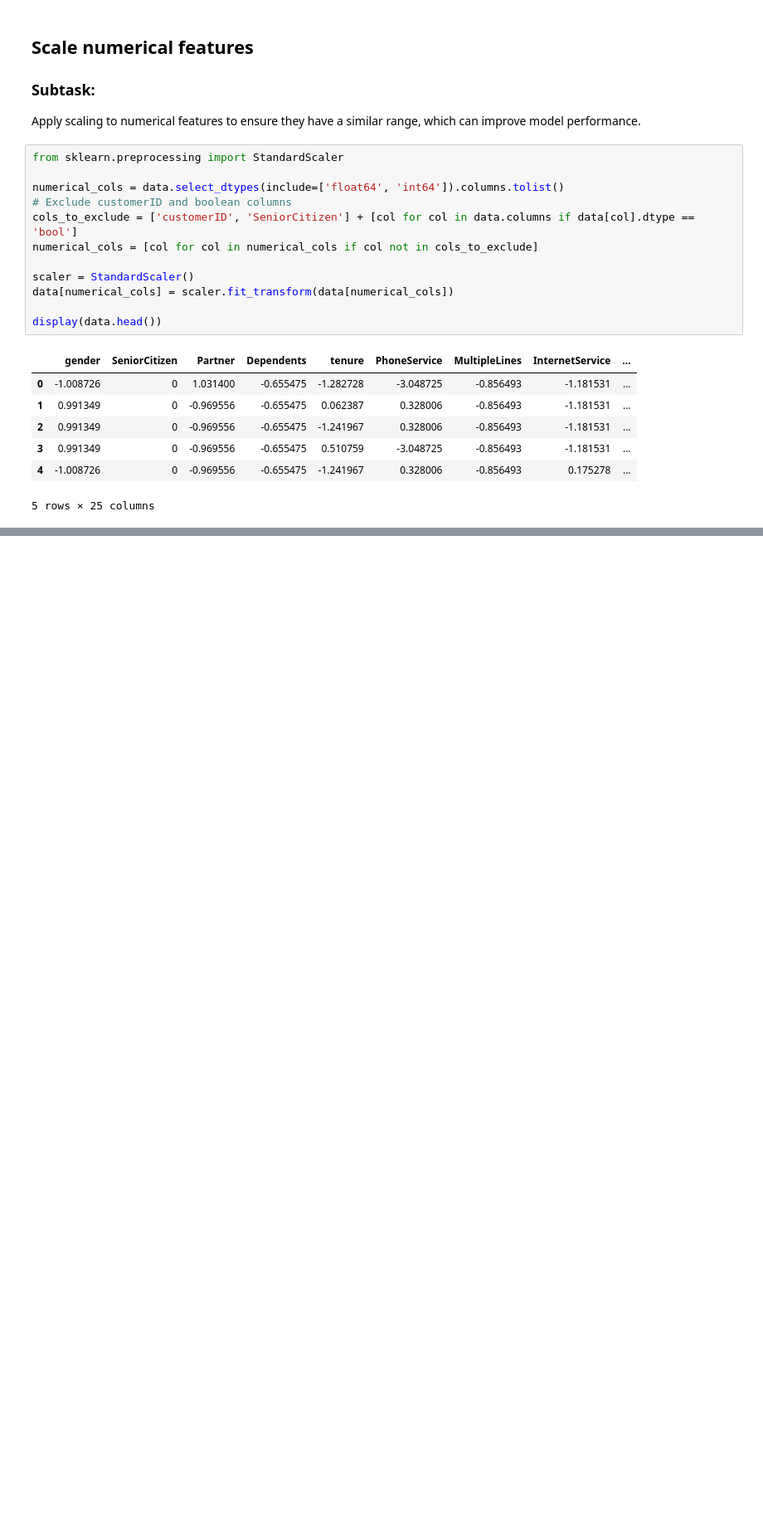
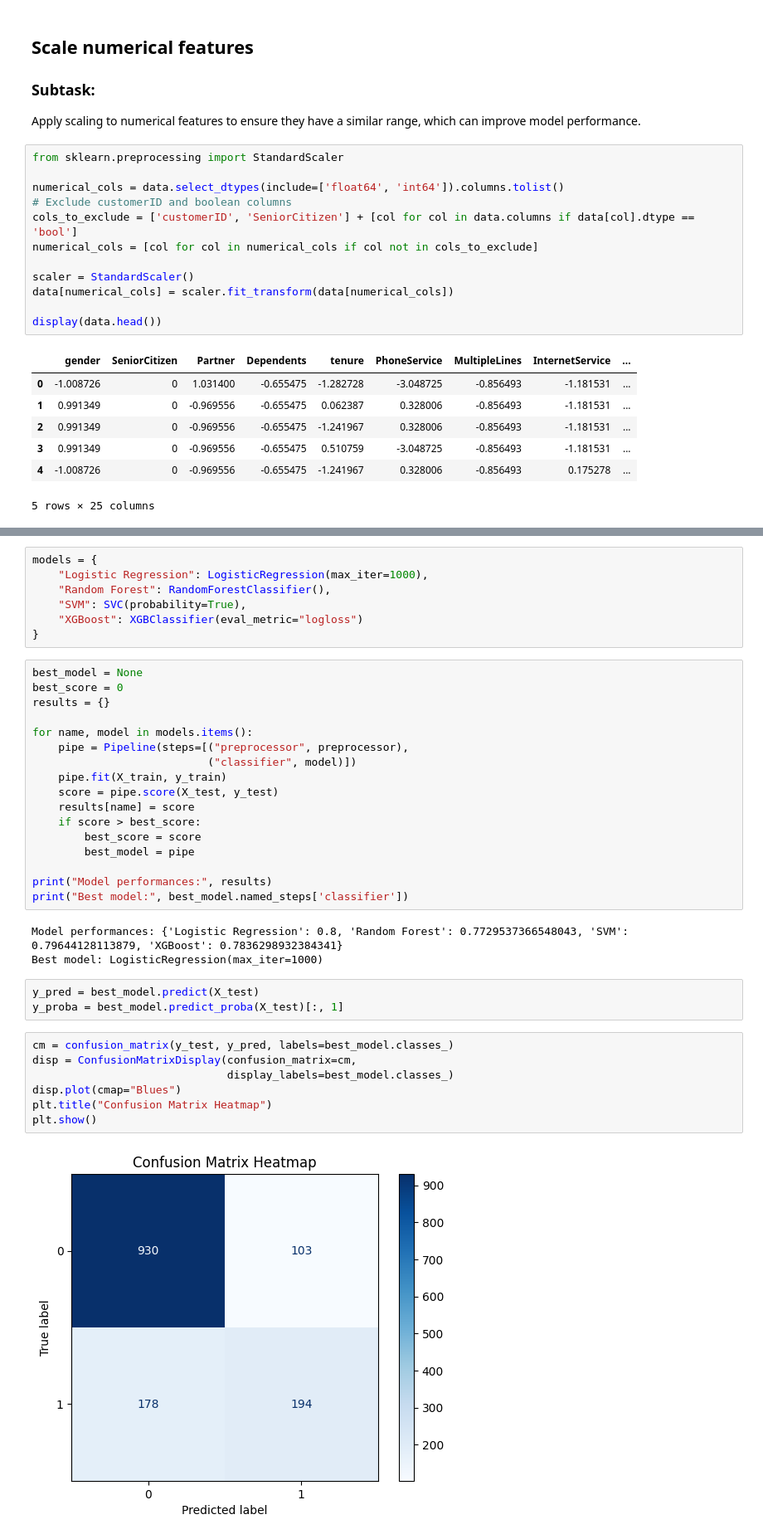
Before and after one commit to mazenmohammed079/GTC-Customer-Churn-Prediction, a Jupyter notebook: Data_Preparation.ipynb, the cells around one changed output, grey strips where cells are left out. Shown at 83% size. Cells and saved outputs as stored; diff of their text form; blank space fills up the shorter version.

```diff
--- a/Data_Preparation.ipynb
+++ b/Data_Preparation.ipynb
@@ -779,0 +823,39 @@ display(data.head())
+# %%
+models = {
+    "Logistic Regression": LogisticRegression(max_iter=1000),
+    "Random Forest": RandomForestClassifier(),
+    "SVM": SVC(probability=True),
+    "XGBoost": XGBClassifier(eval_metric="logloss")
+}
+# %%
+best_model = None
+best_score = 0
+results = {}
+
+for name, model in models.items():
+    pipe = Pipeline(steps=[("preprocessor", preprocessor),
+                           ("classifier", model)])
+    pipe.fit(X_train, y_train)
+    score = pipe.score(X_test, y_test)
+    results[name] = score
+    if score > best_score:
+        best_score = score
+        best_model = pipe
+
+print("Model performances:", results)
+print("Best model:", best_model.named_steps['classifier'])
+# %% [output]
+Model performances: {'Logistic Regression': 0.8, 'Random Forest': 0.7729537366548043, 'SVM': 0.79644128113879, 'XGBoost': 0.7836298932384341}
+Best model: LogisticRegression(max_iter=1000)
+# %%
+y_pred = best_model.predict(X_test)
+y_proba = best_model.predict_proba(X_test)[:, 1]
+# %%
+cm = confusion_matrix(y_test, y_pred, labels=best_model.classes_)
+disp = ConfusionMatrixDisplay(confusion_matrix=cm,
+                              display_labels=best_model.classes_)
+disp.plot(cmap="Blues")
+plt.title("Confusion Matrix Heatmap")
+plt.show()
+# %% [output]
+[figure, added]
```
Also changed, not shown: parts of 9 cells of this notebook.
